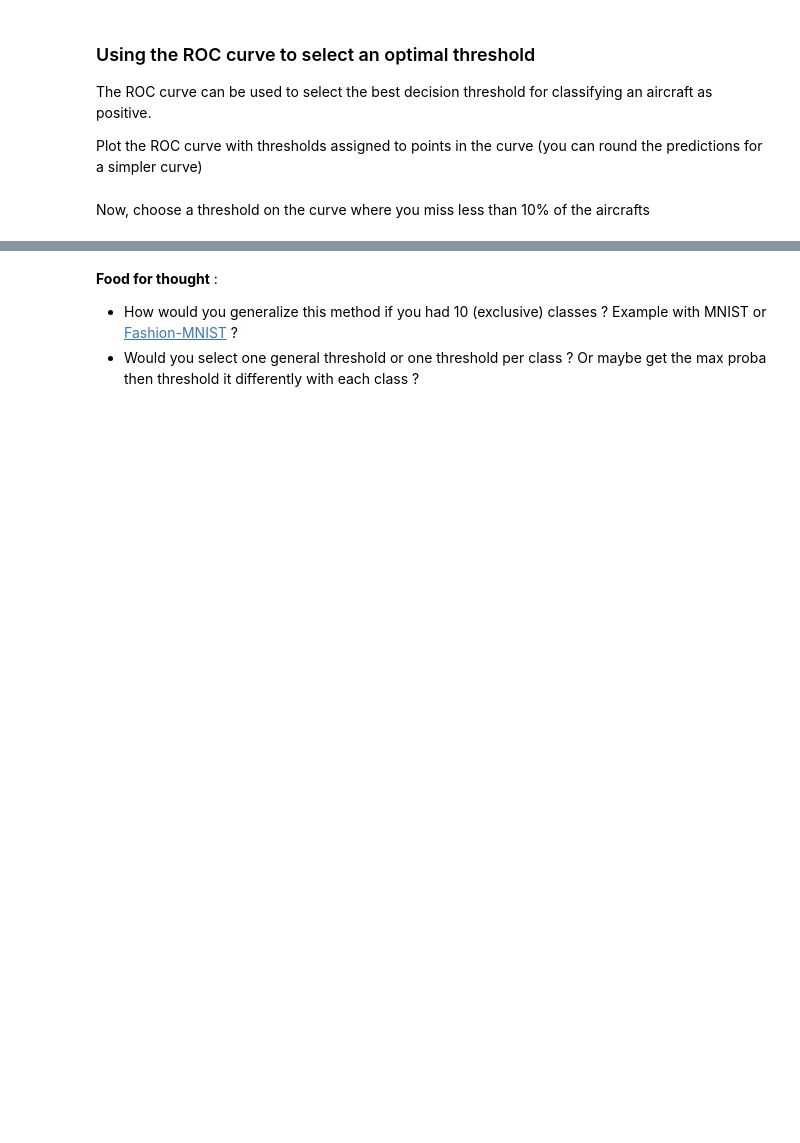
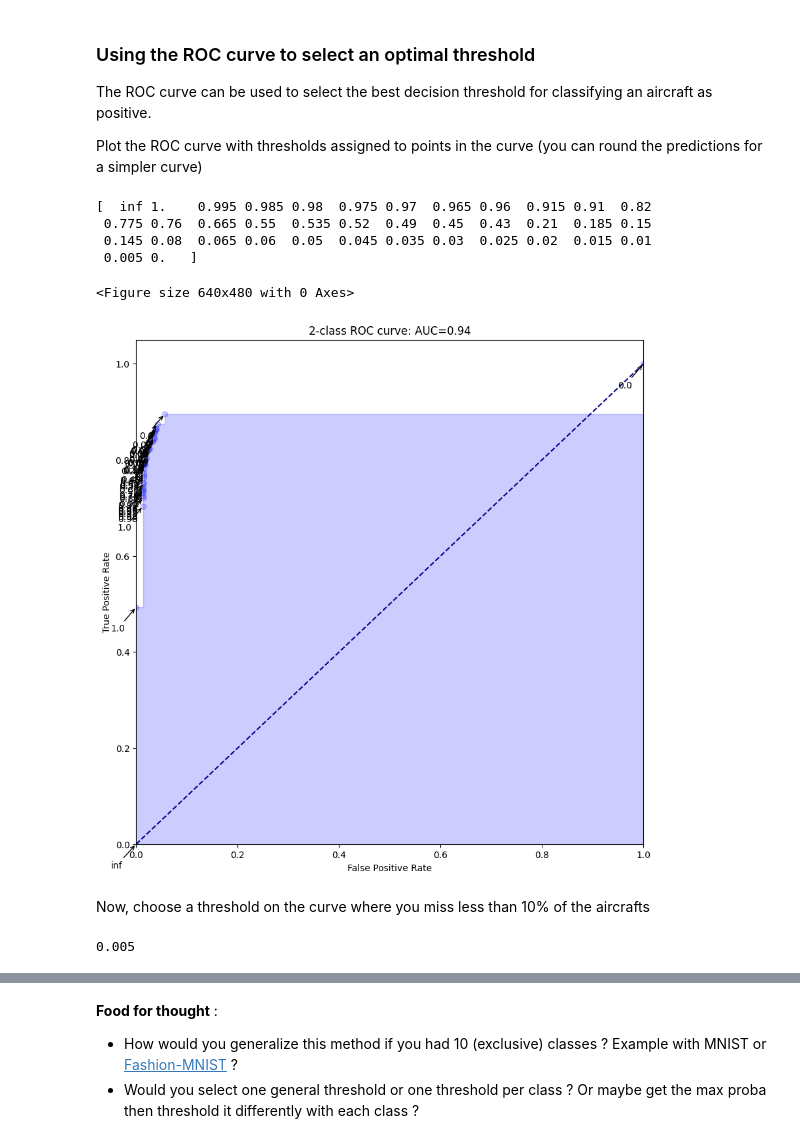
Before and after one commit to Strato31/deep-learning, a Jupyter notebook: vision/1_hands_on.ipynb, the cells around one changed output, grey strips where cells are left out. Cells and saved outputs as stored; diff of their text form; code cells hidden in the pictures; blank space fills up the shorter version.

```diff
--- a/vision/1_hands_on.ipynb
+++ b/vision/1_hands_on.ipynb
@@ -580,20 +598,20 @@ def model_fn():
         # A first convolution block
         nn.Conv2d(in_channels=3, out_channels=16, kernel_size=3),
         nn.ReLU(),
-        nn.Conv2d(in_channels=..., out_channels=16, kernel_size=3),
+        nn.Conv2d(in_channels=16, out_channels=16, kernel_size=3),
         nn.ReLU(),
         nn.MaxPool2d(2),
         # Another stack of these
-        nn.Conv2d(in_channels=..., out_channels=32, kernel_size=3),
+        nn.Conv2d(in_channels=16, out_channels=32, kernel_size=3),
         nn.ReLU(),
-        nn.Conv2d(in_channels=..., out_channels=..., kernel_size=3),
+        nn.Conv2d(in_channels=32, out_channels=32, kernel_size=3),
         nn.ReLU(),
         nn.Conv2d(in_channels=32, out_channels=32, kernel_size=3),
         nn.ReLU(),
         nn.MaxPool2d(2),
         # A final classifier
         nn.Flatten(),
-        nn.Linear(in_features=... * ... * ..., out_features=64),
+        nn.Linear(in_features=12 * 12 * 32, out_features=64),
         nn.ReLU(),
         nn.Dropout(p=0.1),
         nn.Linear(in_features=64, out_features=1),
@@ -1123,32 +1230,43 @@ The ROC curve can be used to select the best decision threshold for classifying
 Plot the ROC curve with thresholds assigned to points in the curve (you can round the predictions for a simpler curve)
 # %%
 # We round predictions every 0.05 for readability
-y_pred_probas = (y_pred[:, 0] / 0.05).astype(np.int64) * 0.05
+y_pred_probas = (y_pred[:, 0] / 0.005).astype(np.int64) * 0.005
 
 fpr, tpr, thresholds = roc_curve(y_true, y_pred_probas)
 roc_auc = auc(fpr, tpr)
-
+print(thresholds)
 plt.clf()
 fig = plt.figure(figsize=(10, 10))
 plt.step(fpr, tpr, "bo", alpha=0.2, where="post")
 plt.fill_between(fpr, tpr, alpha=0.2, color="b", step="post")
 
 plt.xlabel("False Positive Rate")
 plt.ylabel("True Positive Rate")
 plt.ylim([0.0, 1.05])
 plt.xlim([0.0, 1.0])
 plt.title("2-class ROC curve: AUC={:0.2f}".format(roc_auc))
 plt.plot([0, 1], [0, 1], color="darkblue", linestyle="--")
 
 for tp, fp, t in zip(tpr, fpr, thresholds):
     plt.annotate(
         np.round(t, 2),
         xy=(fp, tp),
         xytext=(fp - 0.05, tp - 0.05),
         arrowprops=dict(arrowstyle="->", connectionstyle="arc3"),
     )
 plt.savefig("roc_curve_thresholds.png")
 plt.show()
+# %% [output]
+[  inf 1.    0.995 0.985 0.98  0.975 0.97  0.965 0.96  0.915 0.91  0.82
+ 0.775 0.76  0.665 0.55  0.535 0.52  0.49  0.45  0.43  0.21  0.185 0.15
+ 0.145 0.08  0.065 0.06  0.05  0.045 0.035 0.03  0.025 0.02  0.015 0.01
+ 0.005 0.   ]
+<Figure size 640x480 with 0 Axes>
+[figure, added]
 # %% [markdown]
 Now, choose a threshold on the curve where you miss less than 10% of the aircrafts
+# %%
+print(thresholds[-2])
+# %% [output]
+0.005
 # %%
```
Also changed, not shown: parts of 19 cells of this notebook.
